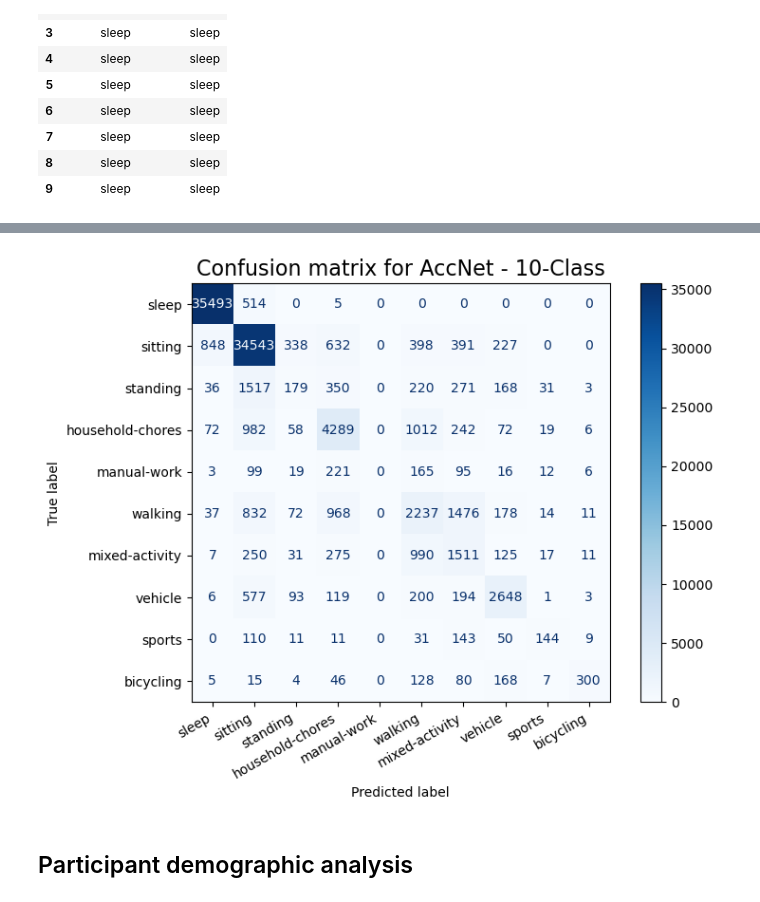
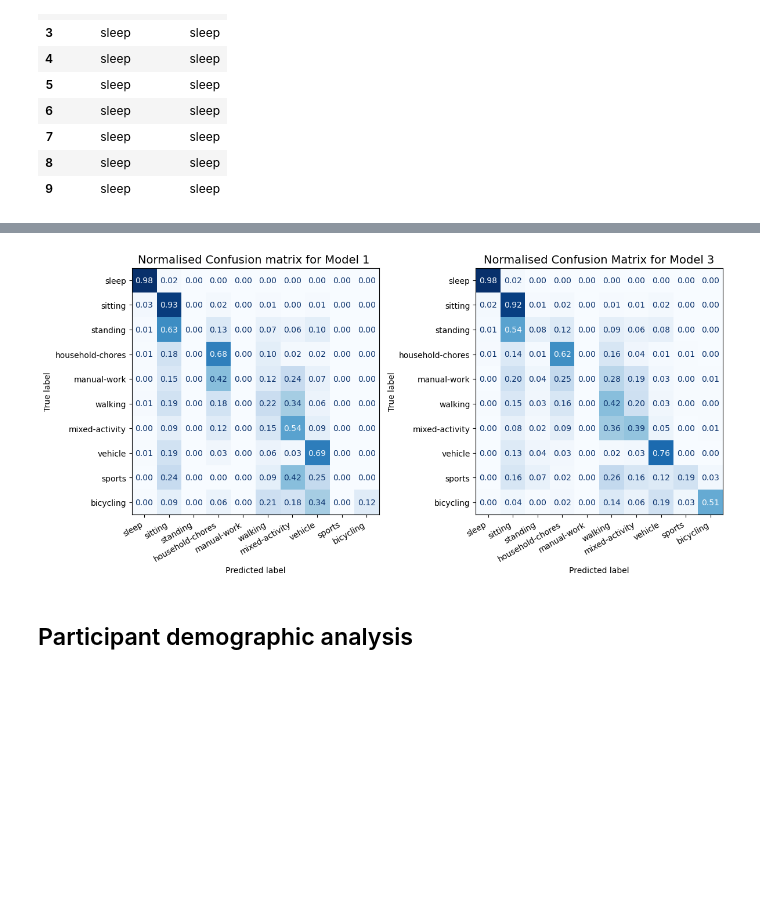
Before and after one commit to finlayscheib/capture24, a Jupyter notebook: Deep_models.ipynb, the cells around one changed output, grey strips where cells are left out. Drawn from its saved outputs; the diff is of its cells as text; code cells hidden in the pictures; blank space fills up the shorter version.

Commit message:
more tests 10 -class

```diff
--- a/Deep_models.ipynb
+++ b/Deep_models.ipynb
@@ -230,26 +270,20 @@ test/f1: 0.503
 # %%
-pred = pd.read_csv("final_pred_test_ten_w_ds.csv")
+pred = pd.read_csv("final_pred_test_ten_model1.csv")
+pred2 = pd.read_csv("final_pred_test_ten_w_Model3.csv")
 
-fig, ax = plt.subplots(figsize=(8,6))
-
-ConfusionMatrixDisplay.from_predictions(
-    pred['true_labels'],
-    pred['model_preds'],
-    labels=HARorder,
-    values_format='d',
-    cmap='Blues',
-    ax=ax
-)
-
-plt.title('Confusion matrix for AccNet - 10-Class', fontsize=16)
-plt.xticks(rotation=30, ha='right')
-
-# (Optional) Adjust layout so labels don't get cut off
+fig, ax = plt.subplots(1,2, figsize = (12,10))
+ConfusionMatrixDisplay.from_predictions( pred['true_labels'], pred['model_preds'], labels=HARorder,
+                                         normalize = 'true', cmap = 'Blues',values_format = '.2f', ax = ax[0], colorbar=False)
+ax[0].set_title('Normalised Confusion matrix for Model 1 ', fontsize=14)
+plt.setp(ax[0].get_xticklabels(), rotation=30, ha='right')
+ConfusionMatrixDisplay.from_predictions( pred2['true_labels'], pred2['model_preds'], labels=HARorder,
+                                           ax = ax[1], colorbar = False, cmap = 'Blues', normalize = 'true', values_format='.2f')
+ax[1].set_title('Normalised Confusion Matrix for Model 3', fontsize = 14)
+plt.setp(ax[1].get_xticklabels(), rotation=30, ha='right')
 plt.tight_layout()
-
 plt.show()
 # %% [output]
-[figure, old version]
+[figure, new version]
 # %% [markdown]
 ## Participant demographic analysis ##
 # %%
```
Also changed, not shown: parts of 3 cells of this notebook, 2 other files.
